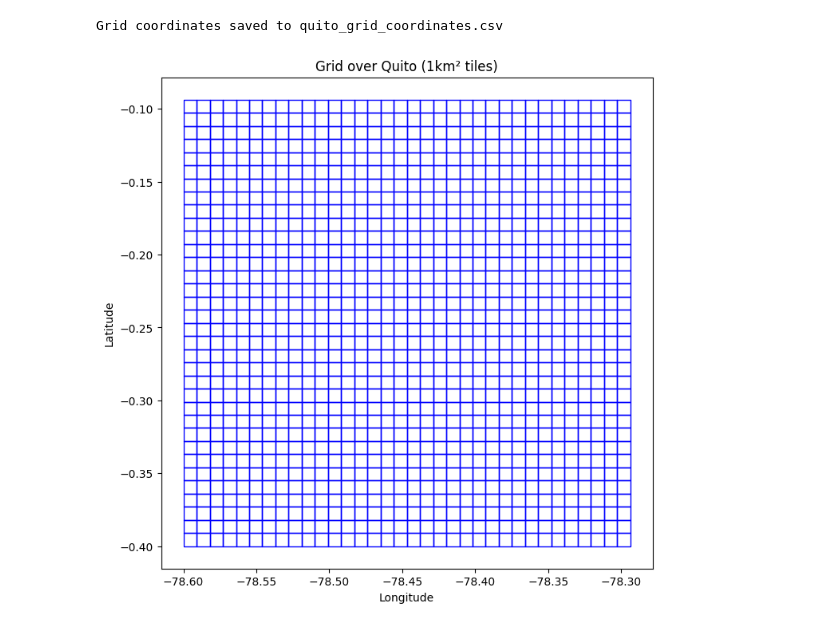
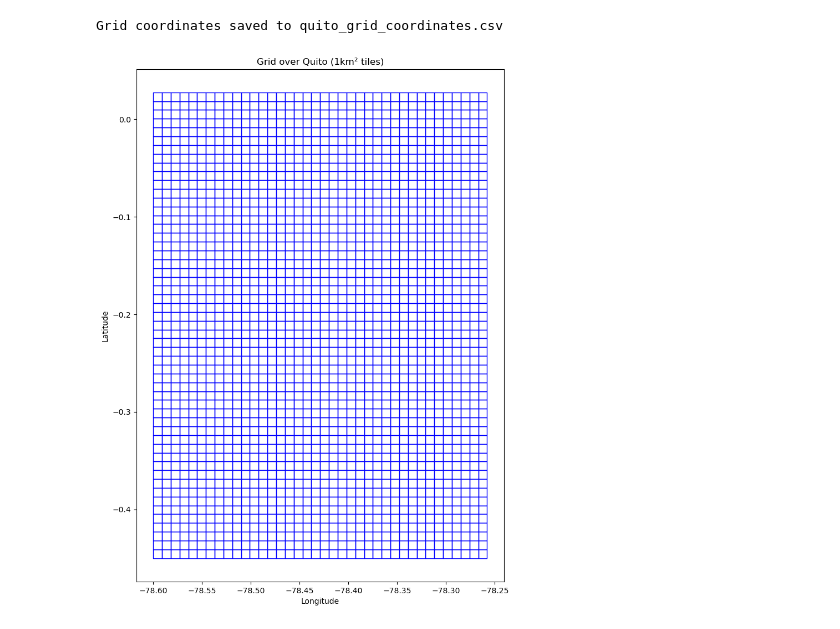
Before and after one commit to oejaramillo/Estimating-Poverty-with-satellite-images, a Jupyter notebook: checking.ipynb, the cells around one changed output. Saved outputs shown, nothing was run; the diff lists cells and outputs as text; code cells hidden in the pictures.

Commit message:
quito extenfing

```diff
--- a/checking.ipynb
+++ b/checking.ipynb
@@ -7,7 +7,7 @@ from shapely.geometry import box
 import matplotlib.pyplot as plt
 
 # Define Quito bounding box and resolution
-quito_bbox_wgs84 = [-78.6, -0.4, -78.3, -0.1]  # [min_lon, min_lat, max_lon, max_lat]
+quito_bbox_wgs84 = [-78.6, -0.45, -78.26583, 0.02]  # [min_lon, min_lat, max_lon, max_lat]
 tile_size_km = 1  # Tile size in kilometers
 tile_size_deg = tile_size_km / 111  # Convert km to degrees (~111 km per degree)
 
@@ -20,32 +20,32 @@ for lon in np.arange(minx, maxx, tile_size_deg):
     for lat in np.arange(miny, maxy, tile_size_deg):
         tile_bbox = BBox([lon, lat, lon + tile_size_deg, lat + tile_size_deg], crs=CRS.WGS84)
         grid_tiles.append(tile_bbox)
         tile_coordinates.append({
             "min_lon": lon,
             "min_lat": lat,
             "max_lon": lon + tile_size_deg,
             "max_lat": lat + tile_size_deg
         })
 
 # Convert to DataFrame
 df_tiles = pd.DataFrame(tile_coordinates)
 
 # Save as CSV for reference
 csv_path = "quito_grid_coordinates.csv"
 df_tiles.to_csv(csv_path, index=False)
 print(f"Grid coordinates saved to {csv_path}")
 
 # Create a GeoDataFrame for visualization
 gdf = gpd.GeoDataFrame(geometry=[box(t.min_lon, t.min_lat, t.max_lon, t.max_lat) for t in df_tiles.itertuples()])
 gdf.crs = "EPSG:4326"
 
 # Plot the grid
-fig, ax = plt.subplots(figsize=(8, 8))
+fig, ax = plt.subplots(figsize=(12, 12))
 gdf.boundary.plot(ax=ax, color="blue", linewidth=1)
 ax.set_title("Grid over Quito (1km² tiles)")
 plt.xlabel("Longitude")
 plt.ylabel("Latitude")
 plt.show()
 # %% [output]
 Grid coordinates saved to quito_grid_coordinates.csv
-[figure, old version]
+[figure, new version]
```
Also changed, not shown: 2 other files.
